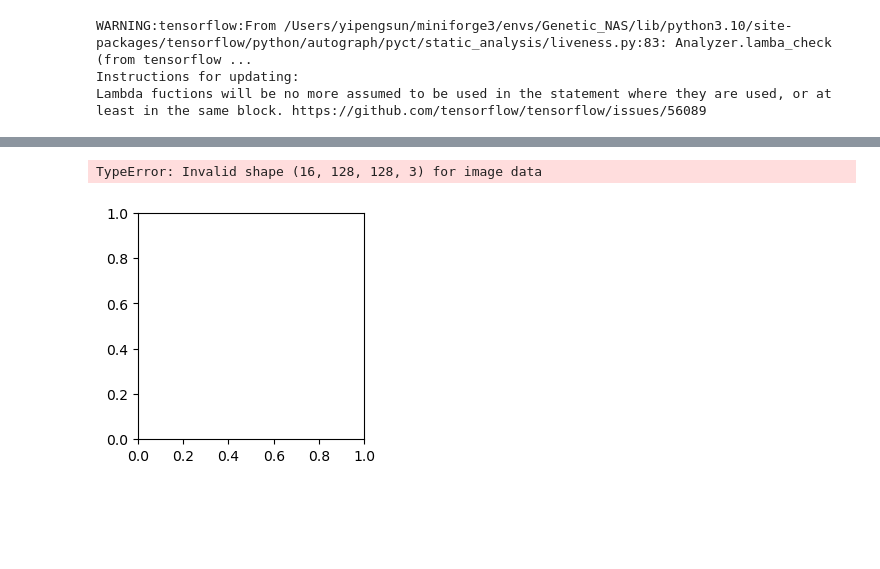
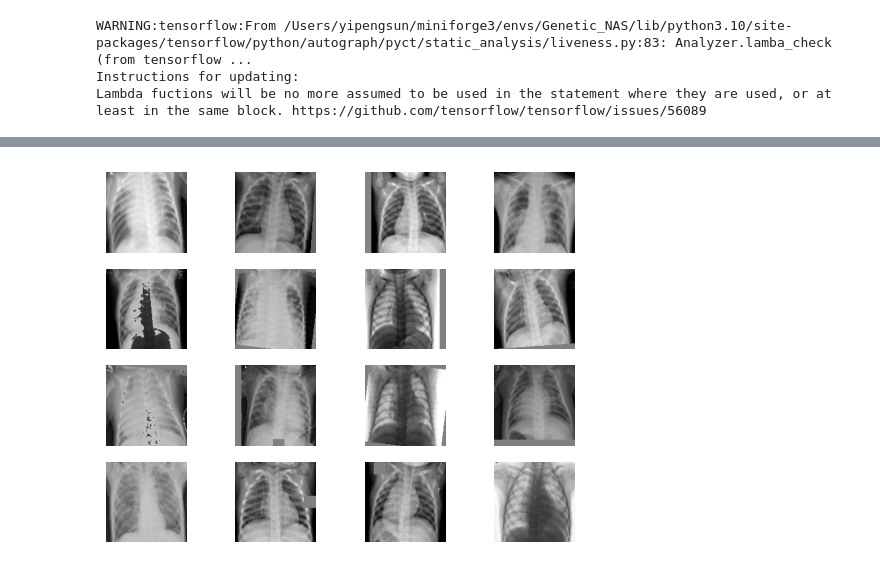
Before and after one commit to sypsyp97/Genetic_NAS, a Jupyter notebook: tets_on_mac.ipynb, the cells around one changed output, grey strips where cells are left out. Drawn from its saved outputs; the diff is of its cells as text; code cells hidden in the pictures; blank space fills up the shorter version.

```diff
--- a/tets_on_mac.ipynb
+++ b/tets_on_mac.ipynb
@@ -20,9 +20,9 @@ Instructions for updating:
 Lambda fuctions will be no more assumed to be used in the statement where they are used, or at least in the same block. https://github.com/tensorflow/tensorflow/issues/56089
 # %%
 sample_images, _ = next(iter(train_ds_rand))
-plt.figure(figsize=(10, 10))
-for i, image in enumerate(sample_images[:9]):
-    ax = plt.subplot(3, 3, i + 1)
-    plt.imshow(image.numpy())
+plt.figure()
+for i, image in enumerate(sample_images[:16]):
+    ax = plt.subplot(4, 4, i + 1)
+    plt.imshow(image.numpy().astype("int"))
     plt.axis("off")
 # %% [output]
@@ -31,2 +31 @@ for i, image in enumerate(sample_images[:9]):
-TypeError: Invalid shape (16, 128, 128, 3) for image data
-[figure, old version]
+[figure, new version]
```
Also changed, not shown: parts of 1 cell of this notebook, 1 other file.
